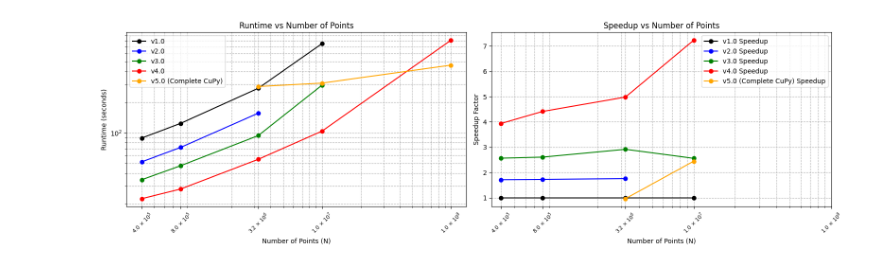
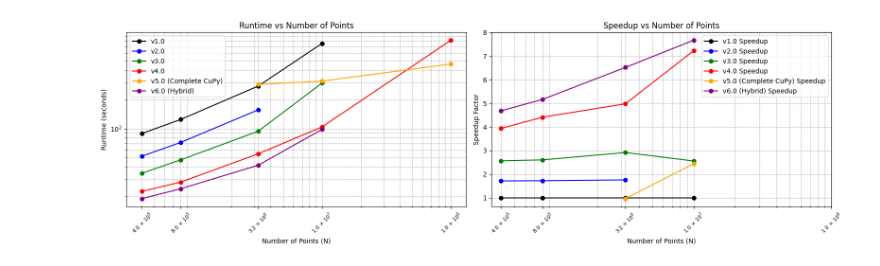
Before and after one commit to ut-padas/affini, a Jupyter notebook: docs/speedup.ipynb, the cells around one changed output. Drawn from its saved outputs; the diff is of its cells as text; code cells hidden in the pictures.

```diff
--- a/docs/speedup.ipynb
+++ b/docs/speedup.ipynb
@@ -5,14 +5,14 @@ import pandas as pd
 
 f = 7
 version_times_vs_n = [
-    [400_000, 89, 52, 34.7, 22.6, np.nan],
-    [800_000, 124, 72, 47.6, 28.1, np.nan],
-    [3_200_000, 274, 156, 94, 55.0, 285],
-    [10_000_000, 752, np.nan, 294, 104, 308],
-    [100_000_000, np.nan, np.nan, np.nan, 811, 462],
+    [400_000, 89, 52, 34.7, 22.6, np.nan, 19.0],
+    [800_000, 124, 72, 47.6, 28.1, np.nan, 24],
+    [3_200_000, 274, 156, 94, 55.0, 285, 42],
+    [10_000_000, 752, np.nan, 294, 104, 308, 98],
+    [100_000_000, np.nan, np.nan, np.nan, 811, 462, np.nan],
     # [1_000_000_000, np.nan, np.nan, np.nan, 800 * f, 300 * f],
 ]
-labels = ["N", "v1.0", "v2.0", "v3.0", "v4.0", "v5.0 (Complete CuPy)"]
+labels = ["N", "v1.0", "v2.0", "v3.0", "v4.0", "v5.0 (Complete CuPy)", "v6.0 (Hybrid)"]
 speed_baseline_col = "v1.0"
 df = pd.DataFrame(version_times_vs_n, columns=labels)
 df["speedup_v1.0"] = df[speed_baseline_col] / df["v1.0"]
@@ -20,10 +20,11 @@ df["speedup_v2.0"] = df[speed_baseline_col] / df["v2.0"]
 df["speedup_v3.0"] = df[speed_baseline_col] / df["v3.0"]
 df["speedup_v4.0"] = df[speed_baseline_col] / df["v4.0"]
 df["speedup_v5.0 (Complete CuPy)"] = df[speed_baseline_col] / df["v5.0 (Complete CuPy)"]
+df["speedup_v6.0 (Hybrid)"] = df[speed_baseline_col] / df["v6.0 (Hybrid)"]
 
 # Define versions and colors
-versions = ["v1.0", "v2.0", "v3.0", "v4.0", "v5.0 (Complete CuPy)"]
-colors = ["black", "blue", "green", "red", "orange"]
+versions = ["v1.0", "v2.0", "v3.0", "v4.0", "v5.0 (Complete CuPy)", "v6.0 (Hybrid)"]
+colors = ["black", "blue", "green", "red", "orange", "purple"]
 
 # Plot subplot of runtimes vs N and speedups vs N
 fig, (ax1, ax2) = plt.subplots(1, 2, figsize=(16, 5))
@@ -65,31 +66,31 @@ ax1.set_ylabel("Runtime (seconds)")
 ax1.set_title("Runtime vs Number of Points")
 ax1.grid(True, which="both", ls="--")
 ax1.legend()
 
 # Loop over
 for i, version in enumerate(versions):
     speedup_col = f"speedup_{version}"
     ax2.plot(
         df["N"],
         df[speedup_col],
         marker="o",
         label=f"{version} Speedup",
         color=colors[i],
     )
 
 ax2.set_xscale("log")
 ax2.set_xticks(xticks)
 ax2.set_xticklabels(
     x_ticks_helper(xticks),
     rotation=45,
     fontsize=8,
 )
 ax2.set_xlabel("Number of Points (N)")
 ax2.set_ylabel("Speedup Factor")
 ax2.set_title("Speedup vs Number of Points")
 ax2.grid(True, which="both", ls="--")
 ax2.legend()
 
 plt.tight_layout()
 # %% [output]
-[figure, old version]
+[figure, new version]
```
Also changed, not shown: 1 other file.
